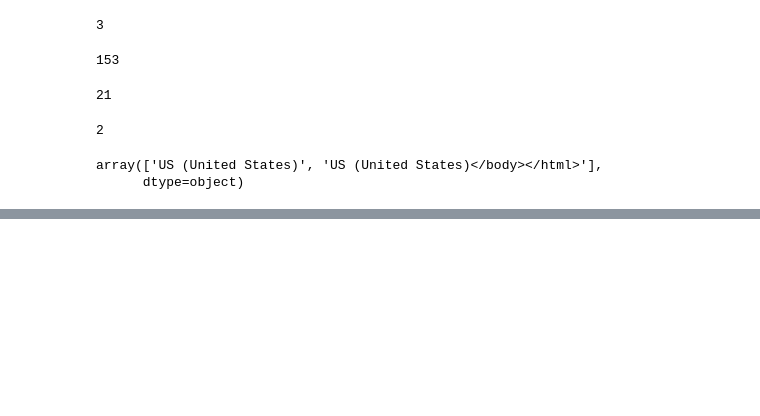
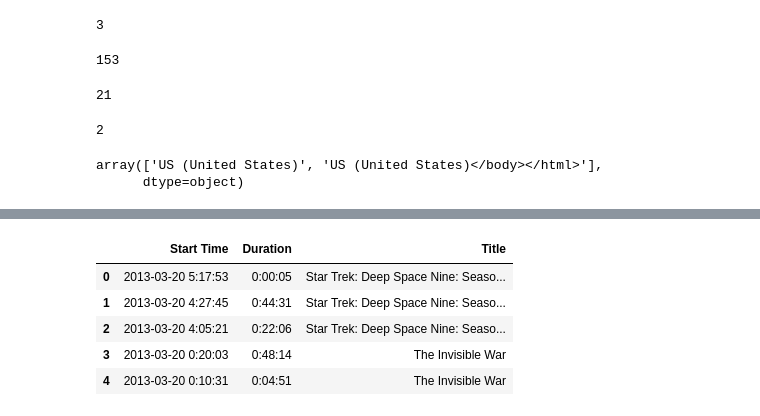
Before and after one commit to Ainash-Toleu/netflix-analysis-python, a Jupyter notebook: Untitled.ipynb, the cells around one changed output, grey strips where cells are left out. Drawn from its saved outputs; the diff is of its cells as text; code cells hidden in the pictures; blank space fills up the shorter version.

```diff
--- a/Untitled.ipynb
+++ b/Untitled.ipynb
@@ -95,3 +95,14 @@ netflix_df.tail()
 | 197 | Charlie | 2013-03-01 23:21:19 | 0:21:59 | NaN | Star Trek: Deep Space Nine: Seaso... | NaN | Mac | ... |
 | 198 | Charlie | 2013-03-01 22:36:48 | 0:44:26 | NaN | Star Trek: Deep Space Nine: Seaso... | NaN | Mac | ... |
 | 199 | Charlie | 2013-03-01 20:47:09 | 0:43:48 | NaN | Star Trek: Deep Space Nine: Seaso... | NaN | Mac | ... |
+# %%
+#leave the columns that we need
+netflix_data = netflix_df[['Start Time', 'Duration', 'Title']]
+netflix_data.head()
+# %% [output]
+|  | Start Time | Duration | Title |
+| 0 | 2013-03-20 5:17:53 | 0:00:05 | Star Trek: Deep Space Nine: Seaso... |
+| 1 | 2013-03-20 4:27:45 | 0:44:31 | Star Trek: Deep Space Nine: Seaso... |
+| 2 | 2013-03-20 4:05:21 | 0:22:06 | Star Trek: Deep Space Nine: Seaso... |
+| 3 | 2013-03-20 0:20:03 | 0:48:14 | The Invisible War |
+| 4 | 2013-03-20 0:10:31 | 0:04:51 | The Invisible War |
```
Also changed, not shown: parts of 3 cells of this notebook.
